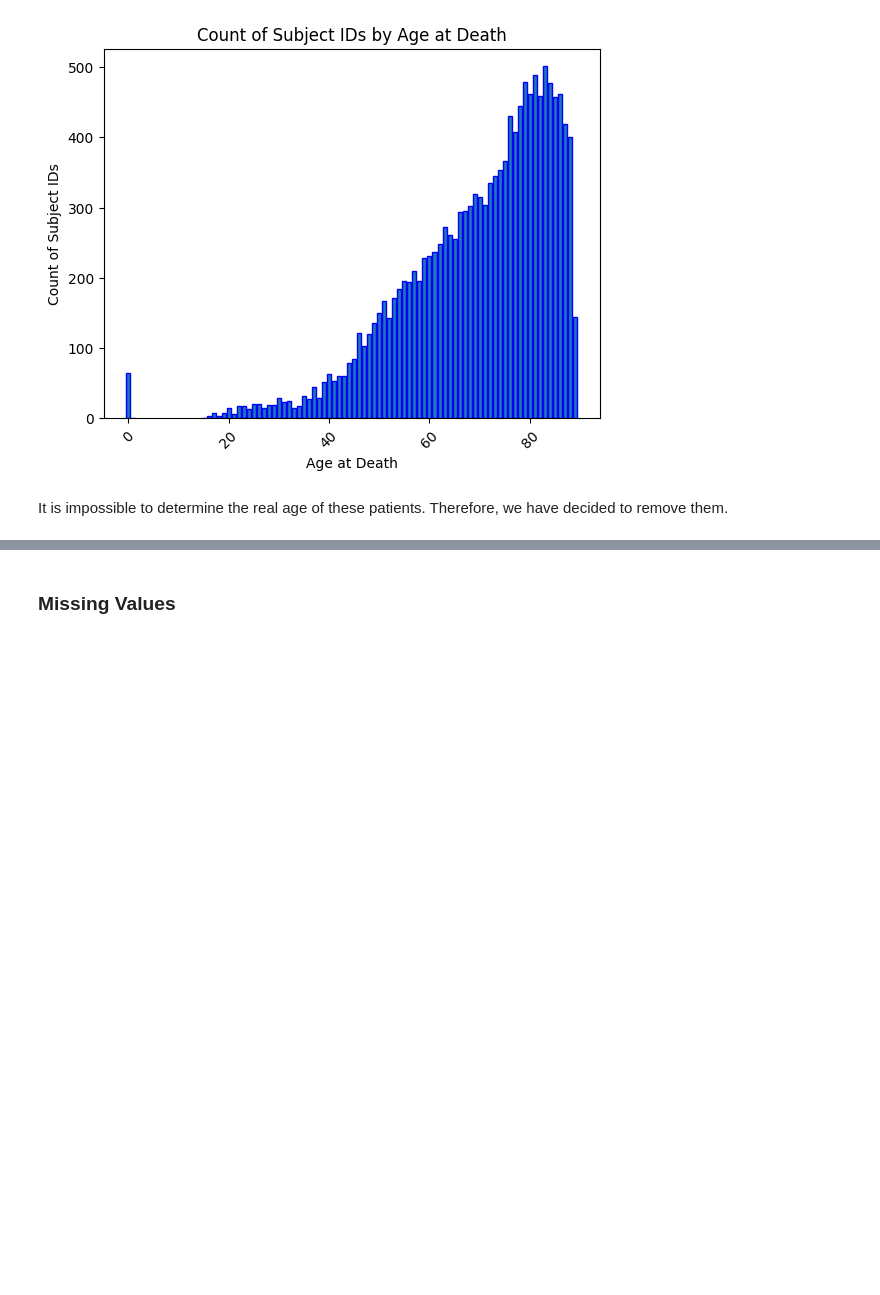
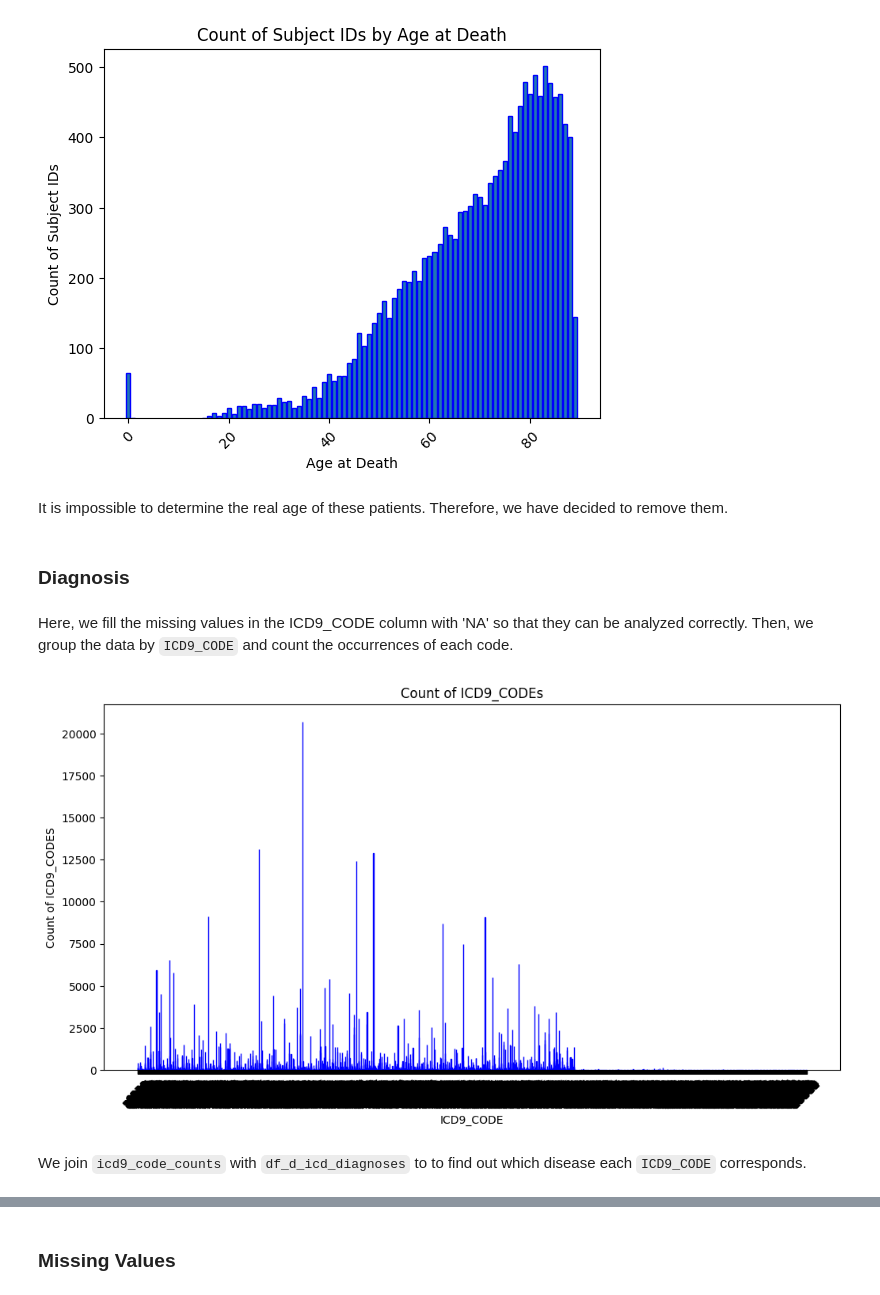
Before and after one commit to DanielaTomas/FCUP-BDCC, a Jupyter notebook: Project-2/Events.ipynb, the cells around one changed output, grey strips where cells are left out. Drawn from its saved outputs; the diff is of its cells as text; code cells hidden in the pictures; blank space fills up the shorter version.

Commit message:
start diagnosis pre-processing

```diff
--- a/Project-2/Events.ipynb
+++ b/Project-2/Events.ipynb
@@ -156,3 +151,13 @@ root
 |   238|       253|     F|2089-11-26 00:00:00|               NULL|               NULL|   NULL|          0|
 +------+----------+------+-------------------+-------------------+-------------------+-------+-----------+
 only showing top 5 rows
+# %%
+icd_diagnoses_file_path = "dataset/DIAGNOSES_ICD.parquet"
+
+df_icd_diagnoses = spark.read.format("parquet") \
+    .option("header", "true") \
+    .option("inferSchema", "true") \
+    .load(icd_diagnoses_file_path)
+
+df_icd_diagnoses.printSchema()
+df_icd_diagnoses.show(5)
@@ -372,3 +401,26 @@ plt.show()
 It is impossible to determine the real age of these patients. Therefore, we have decided to remove them.
 # %%
 expired_patients_df = expired_patients_filtered
+# %% [markdown]
+### Diagnosis
+# %% [markdown]
+Here, we fill the missing values in the ICD9_CODE column with 'NA' so that they can be analyzed correctly. Then, we group the data by `ICD9_CODE` and count the occurrences of each code.
+# %%
+df_icd_diagnoses = df_icd_diagnoses.fillna({'ICD9_CODE': 'NA'})
+icd9_code_counts = df_icd_diagnoses.groupBy("ICD9_CODE").count()
+icd9_code_counts_data = icd9_code_counts.collect()
+
+icd9_codes = [row['ICD9_CODE'] for row in icd9_code_counts_data]
+counts = [row['count'] for row in icd9_code_counts_data]
+
+plt.figure(figsize=(12, 6))
+plt.bar(icd9_codes, counts, ec='blue')
+plt.ylabel('Count of ICD9_CODES')
+plt.xlabel('ICD9_CODE')
+plt.title('Count of ICD9_CODEs')
+plt.xticks(rotation=45)
+plt.show()
+# %% [output]
+[figure, added]
+# %% [markdown]
+We join `icd9_code_counts` with `df_d_icd_diagnoses` to to find out which disease each `ICD9_CODE` corresponds.
```
Also changed, not shown: parts of 16 cells of this notebook, 1 other file.
